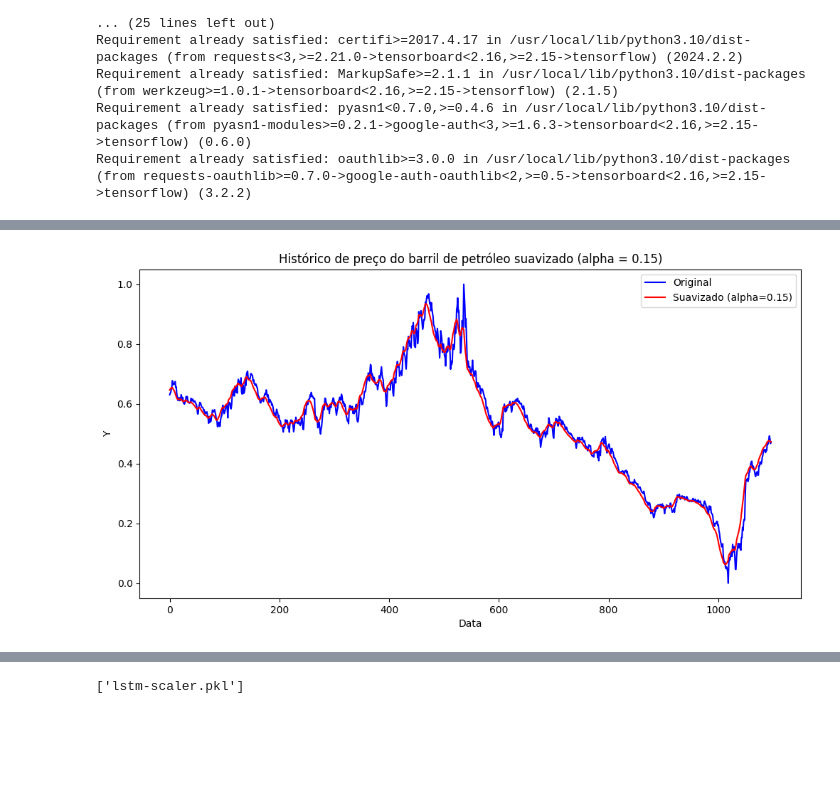
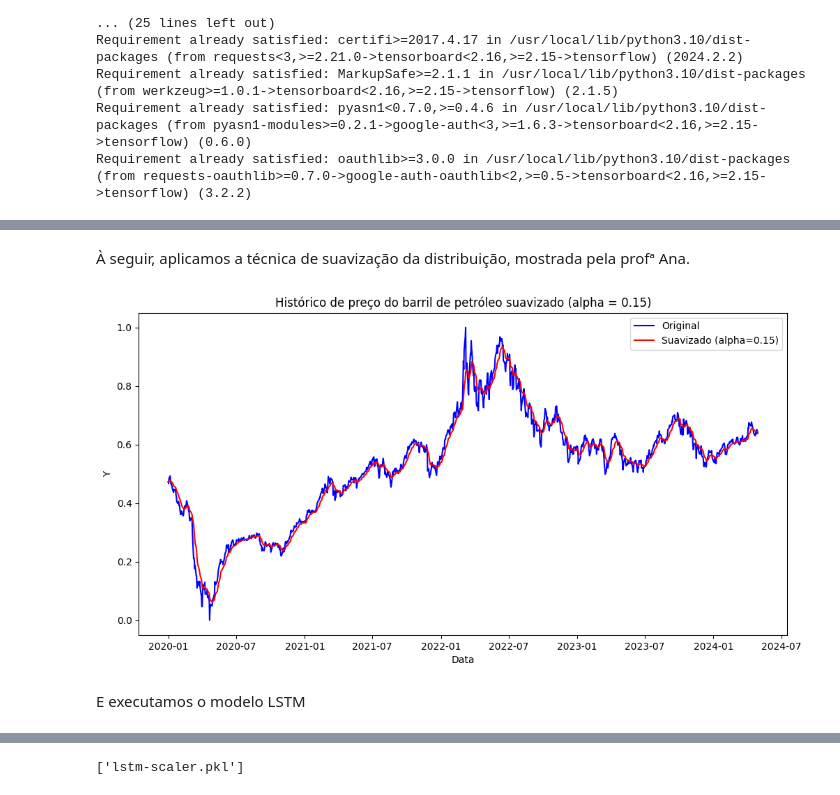
Before and after one commit to dhachcar/postech-tech-challenge-4, a Jupyter notebook: TechChallenge_4.ipynb, the cells around one changed output, grey strips where cells are left out. Saved outputs shown, nothing was run; the diff lists cells and outputs as text; code cells hidden in the pictures; blank space fills up the shorter version.

```diff
--- a/TechChallenge_4.ipynb
+++ b/TechChallenge_4.ipynb
@@ -698,19 +728,23 @@ df_ml.head()
+# %% [markdown]
+À seguir, aplicamos a técnica de suavização da distribuição, mostrada pela profª Ana.
 # %%
 # suaviza o preço
 alpha = 0.15
 df_ml['smoothed_y'] = df_ml['y'].ewm(alpha = alpha, adjust = False).mean()
 
 # plot da linha suavizada
 plt.figure(figsize=(12, 6))
-plt.plot(df_ml.index, df_ml['y'], label='Original', color='blue')
-plt.plot(df_ml.index, df_ml['smoothed_y'], label=f'Suavizado (alpha={alpha})', color='red')
+plt.plot(df_ml['ds'], df_ml['y'], label='Original', color='blue')
+plt.plot(df_ml['ds'], df_ml['smoothed_y'], label=f'Suavizado (alpha={alpha})', color='red')
 plt.title(f'Histórico de preço do barril de petróleo suavizado (alpha = {alpha})')
 plt.xlabel('Data')
 plt.ylabel('Y')
 plt.legend()
 plt.show()
 # %% [output]
-[figure, old version]
+[figure, new version]
+# %% [markdown]
+E executamos o modelo LSTM
 # %%
 lstm_model, lstm_scaler = executar_lstm(df_ml, pipeline, 'min_max_scaler', 'smoothed_y', 'ds', epochs=250)
 # %% [output]
```
Also changed, not shown: parts of 65 cells of this notebook, 1 other file.
